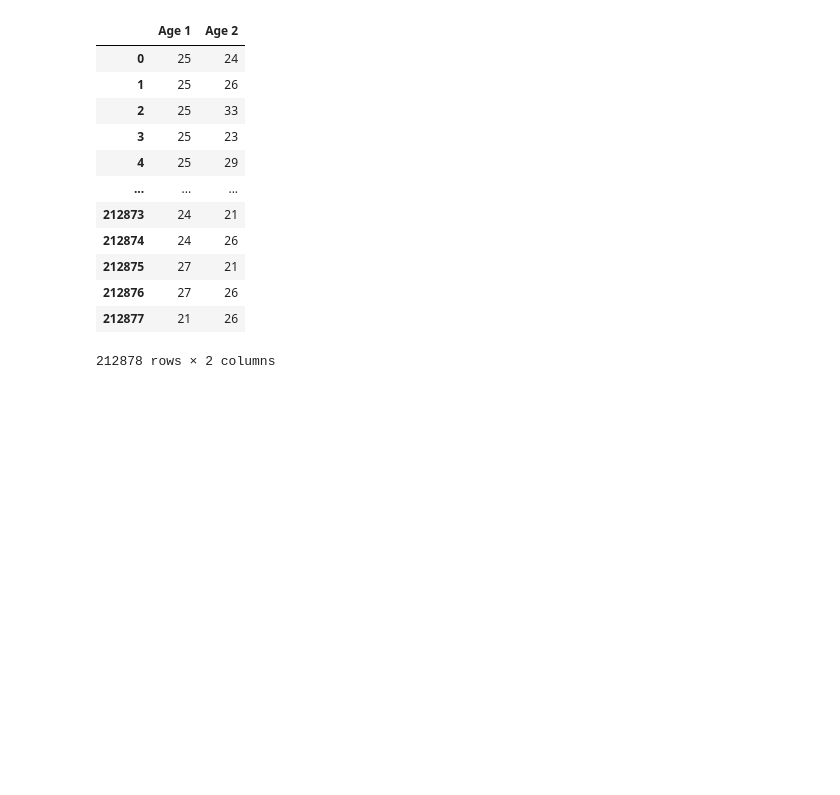
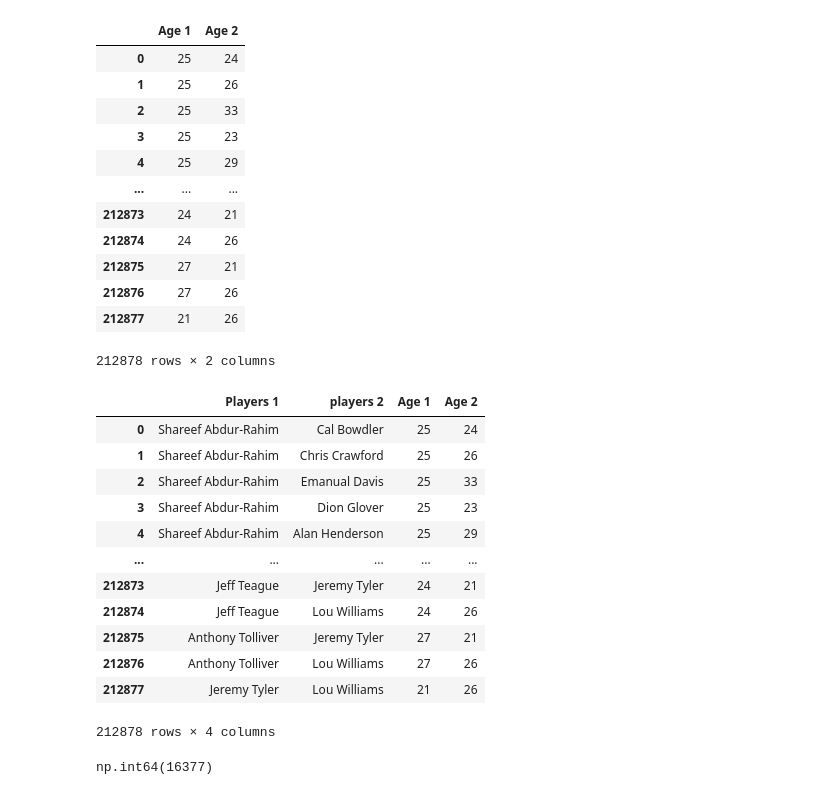
Before and after one commit to CyberWol-12/Python-Pandas-Data-Analysis-Journey, a Jupyter notebook: the_birthday_paradox_inthe_NBA/nba_players.ipynb, the cells around one changed output. Cells and saved outputs as stored; diff of their text form; code cells hidden in the pictures; blank space fills up the shorter version.

```diff
--- a/the_birthday_paradox_inthe_NBA/nba_players.ipynb
+++ b/the_birthday_paradox_inthe_NBA/nba_players.ipynb
@@ -238,8 +238,8 @@ names_df
 | 212877 | Jeremy Tyler | Lou Williams |
 212878 rows × 2 columns
 # %%
-birthday_df = pd.DataFrame(combinations(team_df['Age'],2),columns = ['Age 1','Age 2'])
-birthday_df
+age_df = pd.DataFrame(combinations(team_df['Age'],2),columns = ['Age 1','Age 2'])
+age_df
 # %% [output]
 |  | Age 1 | Age 2 |
 | 0 | 25 | 24 |
@@ -254,3 +254,24 @@ birthday_df
 | 212876 | 27 | 26 |
 | 212877 | 21 | 26 |
 212878 rows × 2 columns
+# %%
+combining = pd.concat([names_df,age_df],axis = 1)
+combining
+# %% [output]
+|  | Players 1 | players 2 | Age 1 | Age 2 |
+| 0 | Shareef Abdur-Rahim | Cal Bowdler | 25 | 24 |
+| 1 | Shareef Abdur-Rahim | Chris Crawford | 25 | 26 |
+| 2 | Shareef Abdur-Rahim | Emanual Davis | 25 | 33 |
+| 3 | Shareef Abdur-Rahim | Dion Glover | 25 | 23 |
+| 4 | Shareef Abdur-Rahim | Alan Henderson | 25 | 29 |
+| ... | ... | ... | ... | ... |
+| 212873 | Jeff Teague | Jeremy Tyler | 24 | 21 |
+| 212874 | Jeff Teague | Lou Williams | 24 | 26 |
+| 212875 | Anthony Tolliver | Jeremy Tyler | 27 | 21 |
+| 212876 | Anthony Tolliver | Lou Williams | 27 | 26 |
+| 212877 | Jeremy Tyler | Lou Williams | 21 | 26 |
+212878 rows × 4 columns
+# %%
+(combining['Age 1'] == combining['Age 2']).sum()
+# %% [output]
+np.int64(16377)
```
Also changed, not shown: parts of 1 cell of this notebook, 3 other files.
